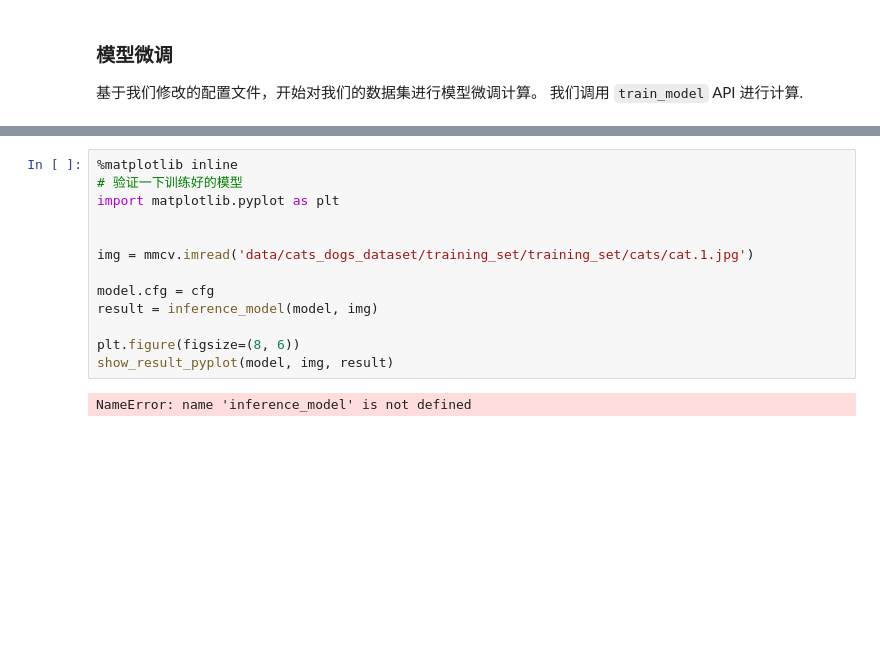
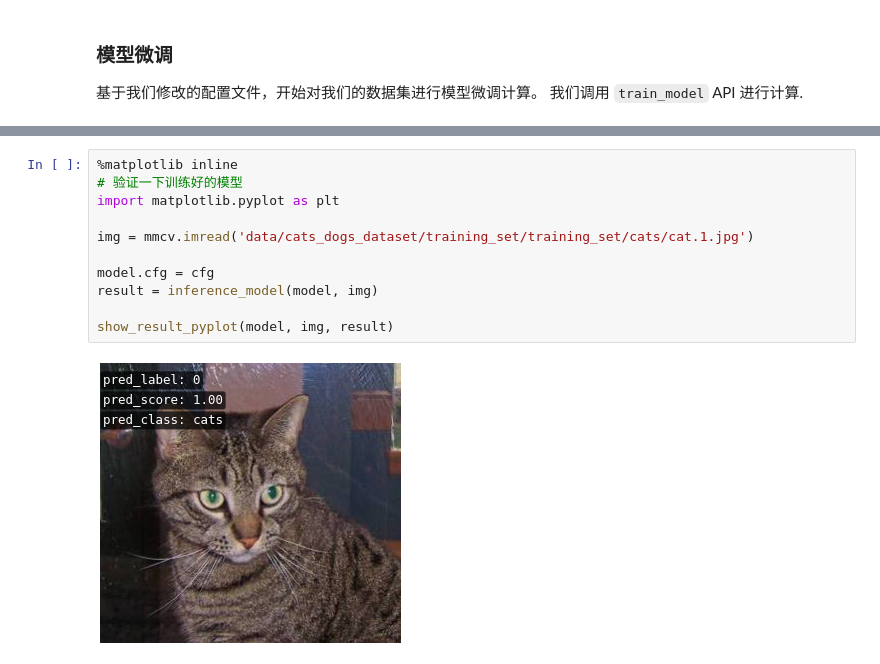
Before and after one commit to open-mmlab/mmpretrain, a Jupyter notebook: docs_zh-CN/tutorials/MMClassification_python_cn.ipynb, the cells around one changed output, grey strips where cells are left out. Drawn from its saved outputs; the diff is of its cells as text; blank space fills up the shorter version.

```diff
--- a/docs_zh-CN/tutorials/MMClassification_python_cn.ipynb
+++ b/docs_zh-CN/tutorials/MMClassification_python_cn.ipynb
@@ -417,15 +428,13 @@ Use load_from_local loader
 # %%
 %matplotlib inline
 # 验证一下训练好的模型
 import matplotlib.pyplot as plt
-
 
 img = mmcv.imread('data/cats_dogs_dataset/training_set/training_set/cats/cat.1.jpg')
 
 model.cfg = cfg
 result = inference_model(model, img)
 
-plt.figure(figsize=(8, 6))
 show_result_pyplot(model, img, result)
 # %% [output]
-NameError: name 'inference_model' is not defined
+[figure, added]
```
Also changed, not shown: parts of 19 cells of this notebook, 1 other file.
